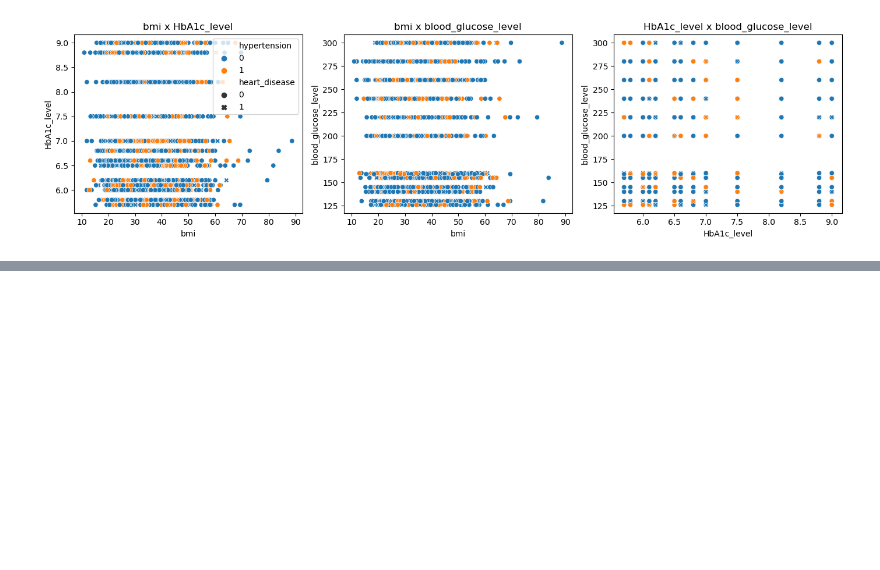
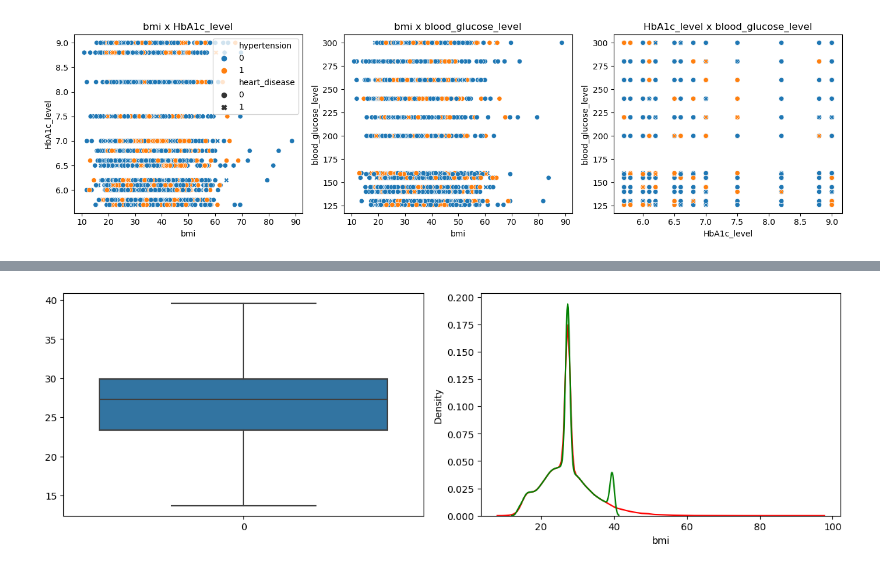
Before and after one commit to iktiyar/Practice-Project, a Jupyter notebook: Diabetes Prediction.ipynb, the cells around one changed output, grey strips where cells are left out. Saved outputs shown, nothing was run; the diff lists cells and outputs as text; code cells hidden in the pictures; blank space fills up the shorter version.

```diff
--- a/Diabetes Prediction.ipynb
+++ b/Diabetes Prediction.ipynb
@@ -416,0 +461,4 @@ plt.tight_layout()
+# %%
+outlier_capping('bmi')
+# %% [output]
+[figure, added]
```
Also changed, not shown: parts of 10 cells of this notebook.
